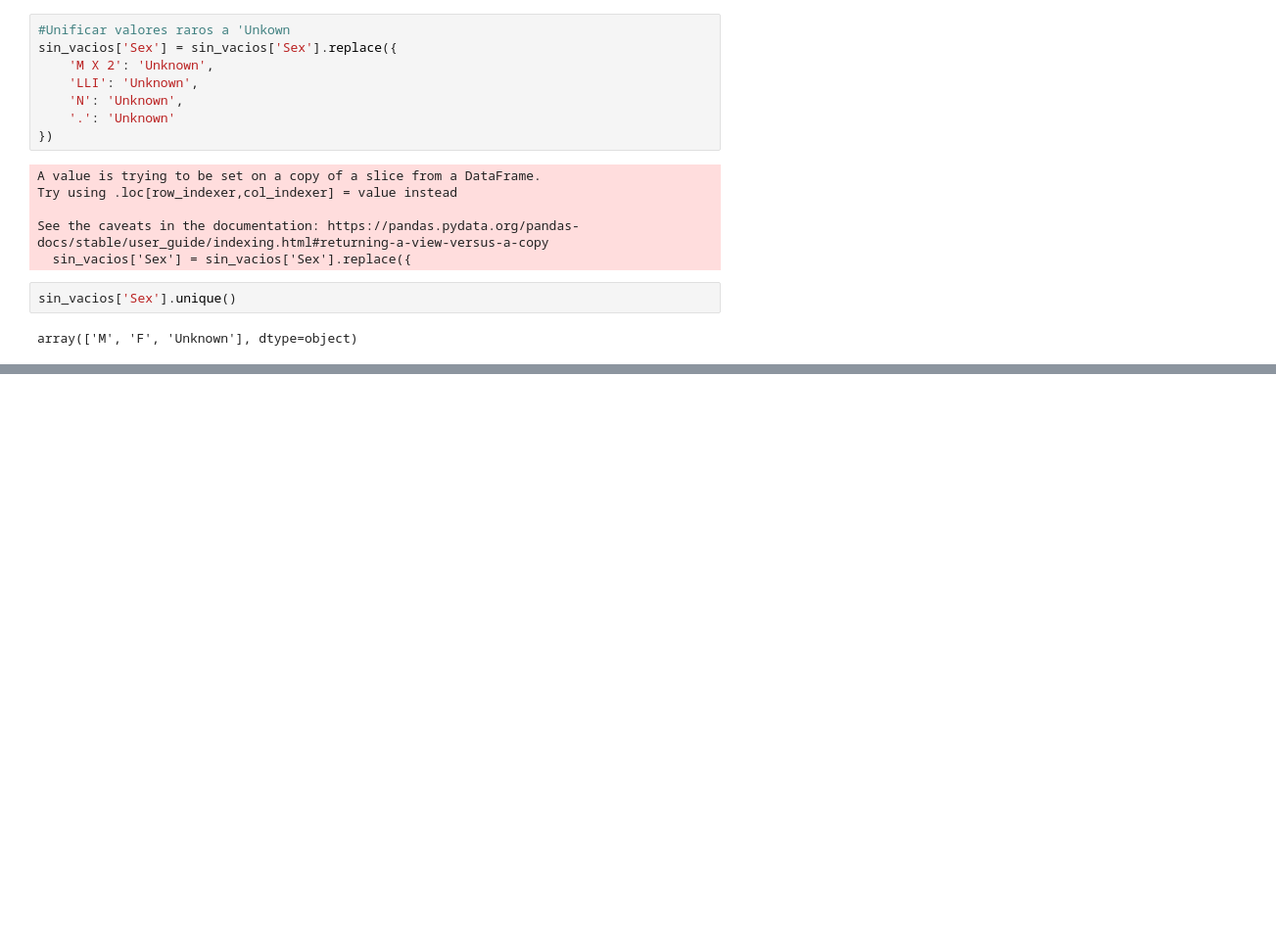
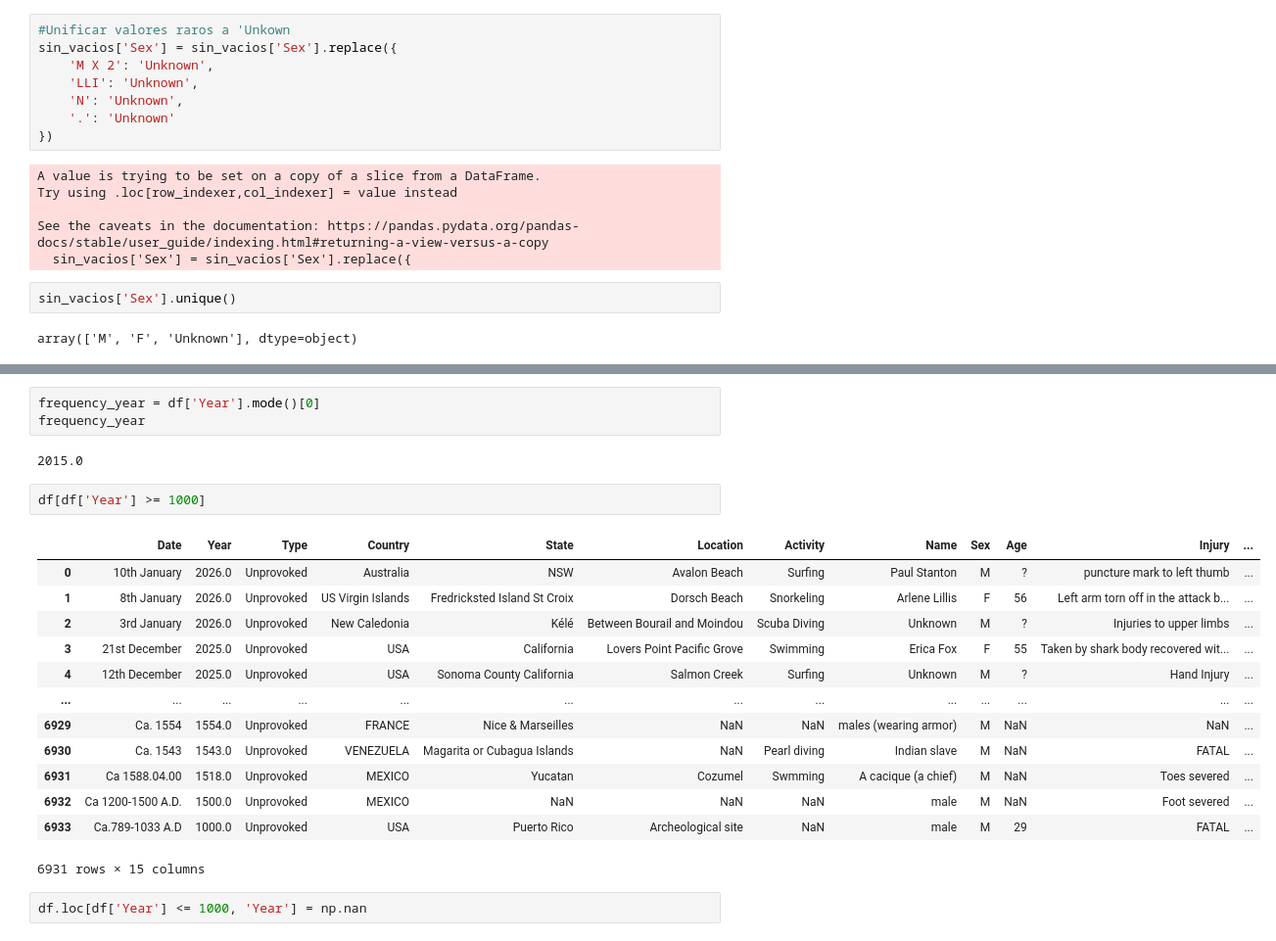
Before and after one commit to MonicaFernandezM/semana-ataque-tiburones, a Jupyter notebook: sharkattack_project.ipynb, the cells around one changed output, grey strips where cells are left out. Shown at 98% size. Cells and saved outputs as stored; diff of their text form; blank space fills up the shorter version.

```diff
--- a/sharkattack_project.ipynb
+++ b/sharkattack_project.ipynb
@@ -366,0 +326,23 @@ Name: Age, dtype: float64
+# %%
+frequency_year = df['Year'].mode()[0]
+frequency_year
+# %% [output]
+2015.0
+# %%
+df[df['Year'] >= 1000]
+# %% [output]
+|  | Date | Year | Type | Country | State | Location | Activity | Name | Sex | Age | Injury | ... |
+| 0 | 10th January | 2026.0 | Unprovoked | Australia | NSW | Avalon Beach | Surfing | Paul Stanton | M | ? | puncture mark to left thumb | ... |
+| 1 | 8th January | 2026.0 | Unprovoked | US Virgin Islands | Fredricksted Island St Croix | Dorsch Beach | Snorkeling | Arlene Lillis | F | 56 | Left arm torn off in the attack b... | ... |
+| 2 | 3rd January | 2026.0 | Unprovoked | New Caledonia | Kélé | Between Bourail and Moindou | Scuba Diving | Unknown | M | ? | Injuries to upper limbs | ... |
+| 3 | 21st December | 2025.0 | Unprovoked | USA | California | Lovers Point Pacific Grove | Swimming | Erica Fox | F | 55 | Taken by shark body recovered wit... | ... |
+| 4 | 12th December | 2025.0 | Unprovoked | USA | Sonoma County California | Salmon Creek | Surfing | Unknown | M | ? | Hand Injury | ... |
+| ... | ... | ... | ... | ... | ... | ... | ... | ... | ... | ... | ... | ... |
+| 6929 | Ca. 1554 | 1554.0 | Unprovoked | FRANCE | Nice & Marseilles | NaN | NaN | males (wearing armor) | M | NaN | NaN | ... |
+| 6930 | Ca. 1543 | 1543.0 | Unprovoked | VENEZUELA | Magarita or Cubagua Islands | NaN | Pearl diving | Indian slave | M | NaN | FATAL | ... |
+| 6931 | Ca 1588.04.00 | 1518.0 | Unprovoked | MEXICO | Yucatan | Cozumel | Swmming | A cacique (a chief) | M | NaN | Toes severed | ... |
+| 6932 | Ca 1200-1500 A.D. | 1500.0 | Unprovoked | MEXICO | NaN | NaN | NaN | male | M | NaN | Foot severed | ... |
+| 6933 | Ca.789-1033 A.D | 1000.0 | Unprovoked | USA | Puerto Rico | Archeological site | NaN | male | M | 29 | FATAL | ... |
+6931 rows × 15 columns
+# %%
+df.loc[df['Year'] <= 1000, 'Year'] = np.nan
```
Also changed, not shown: parts of 25 cells of this notebook.
